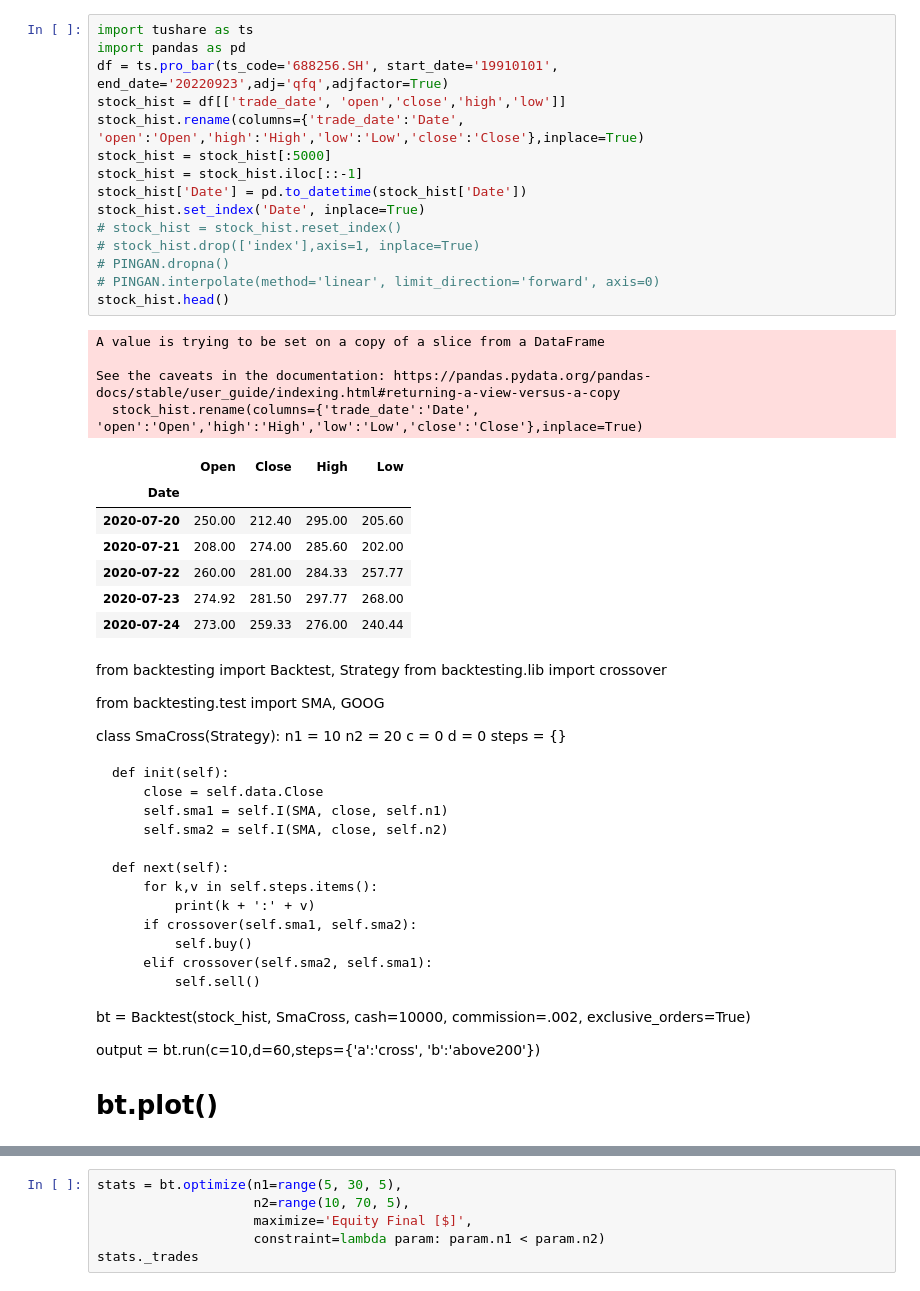
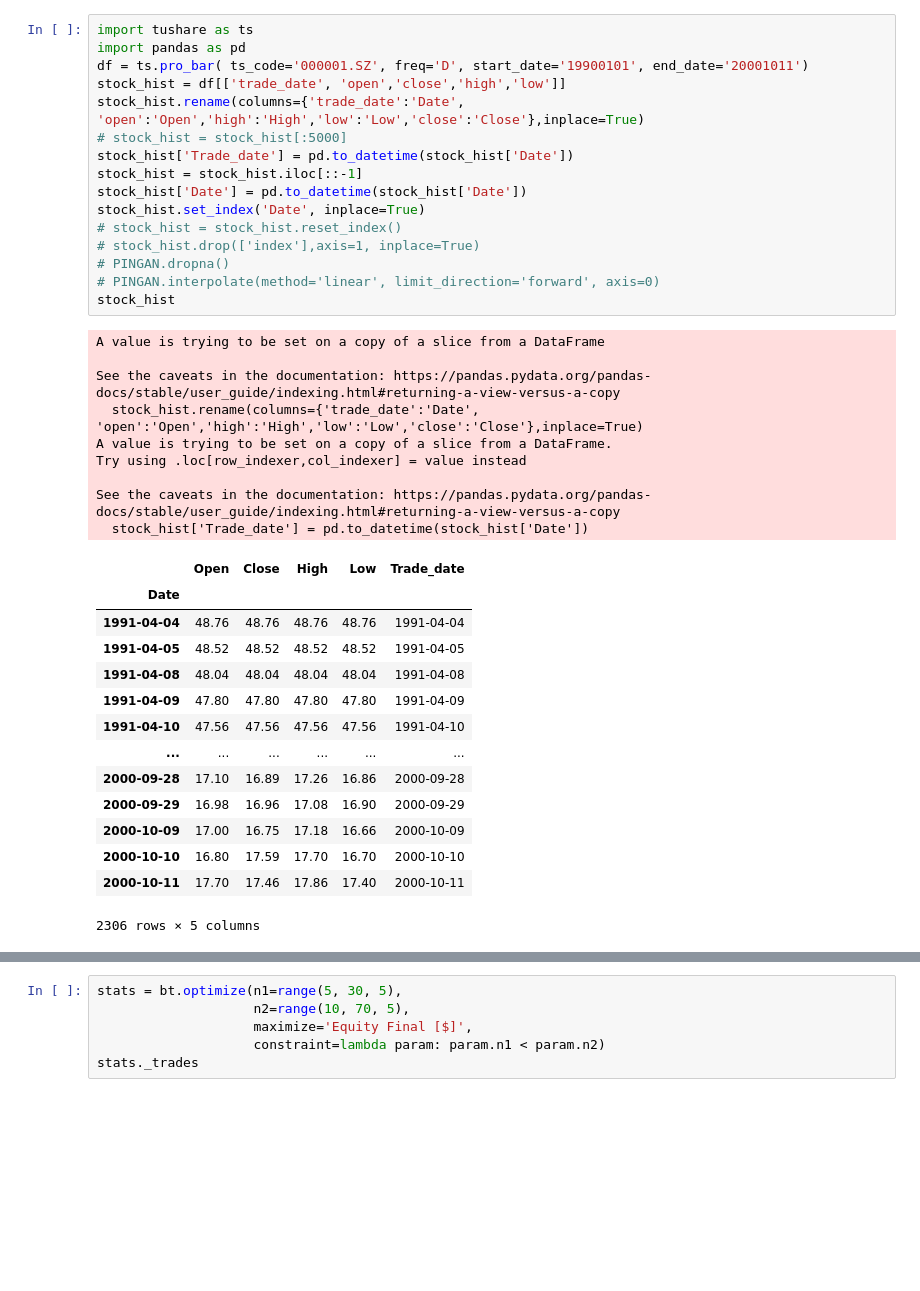
Before and after one commit to bizeasy17/investtrack, a Jupyter notebook: diggings/backtesting.ipynb, the cells around one changed output, grey strips where cells are left out. Saved outputs shown, nothing was run; the diff lists cells and outputs as text; blank space fills up the shorter version.

```diff
--- a/diggings/backtesting.ipynb
+++ b/diggings/backtesting.ipynb
@@ -1,61 +1,40 @@
 # %%
 import tushare as ts
 import pandas as pd
-df = ts.pro_bar(ts_code='688256.SH', start_date='19910101', end_date='20220923',adj='qfq',adjfactor=True)
+df = ts.pro_bar( ts_code='000001.SZ', freq='D', start_date='19900101', end_date='20001011')
 stock_hist = df[['trade_date', 'open','close','high','low']]
 stock_hist.rename(columns={'trade_date':'Date', 'open':'Open','high':'High','low':'Low','close':'Close'},inplace=True)
-stock_hist = stock_hist[:5000]
+# stock_hist = stock_hist[:5000]
+stock_hist['Trade_date'] = pd.to_datetime(stock_hist['Date'])
 stock_hist = stock_hist.iloc[::-1]
 stock_hist['Date'] = pd.to_datetime(stock_hist['Date'])
 stock_hist.set_index('Date', inplace=True)
 # stock_hist = stock_hist.reset_index()
 # stock_hist.drop(['index'],axis=1, inplace=True)
 # PINGAN.dropna()
 # PINGAN.interpolate(method='linear', limit_direction='forward', axis=0)
-stock_hist.head()
+stock_hist
 # %% [output]
 A value is trying to be set on a copy of a slice from a DataFrame
 
 See the caveats in the documentation: https://pandas.pydata.org/pandas-docs/stable/user_guide/indexing.html#returning-a-view-versus-a-copy
   stock_hist.rename(columns={'trade_date':'Date', 'open':'Open','high':'High','low':'Low','close':'Close'},inplace=True)
+A value is trying to be set on a copy of a slice from a DataFrame.
+Try using .loc[row_indexer,col_indexer] = value instead
+
+See the caveats in the documentation: https://pandas.pydata.org/pandas-docs/stable/user_guide/indexing.html#returning-a-view-versus-a-copy
+  stock_hist['Trade_date'] = pd.to_datetime(stock_hist['Date'])
-|  | Open | Close | High | Low |
-| Date |  |  |  |  |
-| 2020-07-20 | 250.00 | 212.40 | 295.00 | 205.60 |
-| 2020-07-21 | 208.00 | 274.00 | 285.60 | 202.00 |
-| 2020-07-22 | 260.00 | 281.00 | 284.33 | 257.77 |
-| 2020-07-23 | 274.92 | 281.50 | 297.77 | 268.00 |
-| 2020-07-24 | 273.00 | 259.33 | 276.00 | 240.44 |
+|  | Open | Close | High | Low | Trade_date |
+| Date |  |  |  |  |  |
+| 1991-04-04 | 48.76 | 48.76 | 48.76 | 48.76 | 1991-04-04 |
+| 1991-04-05 | 48.52 | 48.52 | 48.52 | 48.52 | 1991-04-05 |
+| 1991-04-08 | 48.04 | 48.04 | 48.04 | 48.04 | 1991-04-08 |
+| 1991-04-09 | 47.80 | 47.80 | 47.80 | 47.80 | 1991-04-09 |
+| 1991-04-10 | 47.56 | 47.56 | 47.56 | 47.56 | 1991-04-10 |
+| ... | ... | ... | ... | ... | ... |
+| 2000-09-28 | 17.10 | 16.89 | 17.26 | 16.86 | 2000-09-28 |
+| 2000-09-29 | 16.98 | 16.96 | 17.08 | 16.90 | 2000-09-29 |
+| 2000-10-09 | 17.00 | 16.75 | 17.18 | 16.66 | 2000-10-09 |
+| 2000-10-10 | 16.80 | 17.59 | 17.70 | 16.70 | 2000-10-10 |
+| 2000-10-11 | 17.70 | 17.46 | 17.86 | 17.40 | 2000-10-11 |
+2306 rows × 5 columns
-# %% [markdown]
-from backtesting import Backtest, Strategy
-from backtesting.lib import crossover
-
-from backtesting.test import SMA, GOOG
-
-
-class SmaCross(Strategy):
-    n1 = 10
-    n2 = 20
-    c = 0
-    d = 0
-    steps = {}
-
-    def init(self):
-        close = self.data.Close
-        self.sma1 = self.I(SMA, close, self.n1)
-        self.sma2 = self.I(SMA, close, self.n2)
-
-    def next(self):
-        for k,v in self.steps.items():
-            print(k + ':' + v)
-        if crossover(self.sma1, self.sma2):
-            self.buy()
-        elif crossover(self.sma2, self.sma1):
-            self.sell()
-
-
-bt = Backtest(stock_hist, SmaCross,
-              cash=10000, commission=.002,
-              exclusive_orders=True)
-
-output = bt.run(c=10,d=60,steps={'a':'cross', 'b':'above200'})
-# bt.plot()
```
Also changed, not shown: parts of 7 cells of this notebook.
